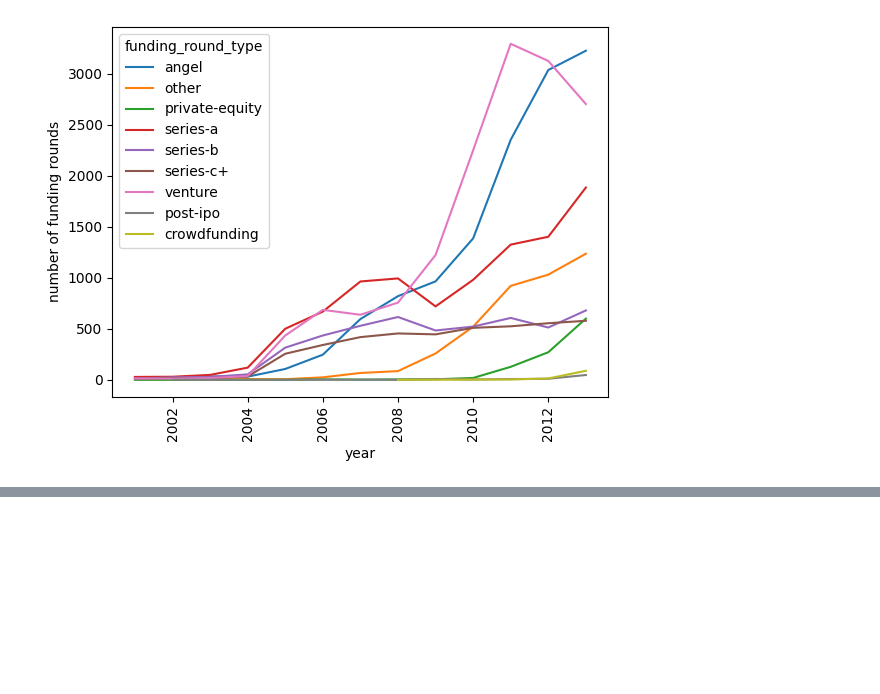
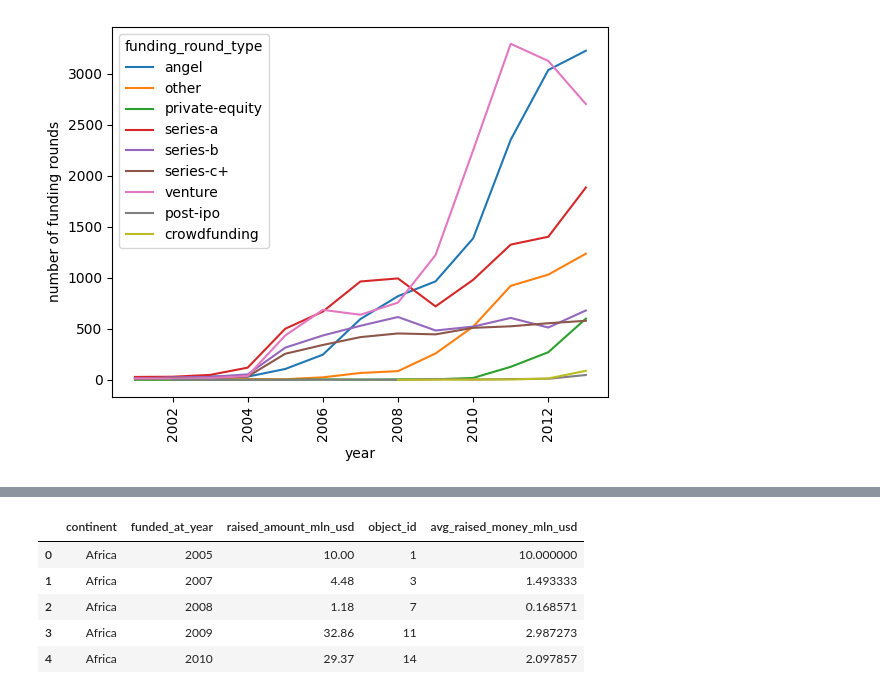
Before and after one commit to plov-cyber/big-data-group-project-team13, a Jupyter notebook: notebooks/eda_v1.ipynb, the cells around one changed output, grey strips where cells are left out. Saved outputs shown, nothing was run; the diff lists cells and outputs as text; code cells hidden in the pictures; blank space fills up the shorter version.

```diff
--- a/notebooks/eda_v1.ipynb
+++ b/notebooks/eda_v1.ipynb
@@ -396,0 +624,9 @@ Text(0, 0.5, 'number of funding rounds')
+# %%
+avg_raised_money_by_country.head()
+# %% [output]
+|  | continent | funded_at_year | raised_amount_mln_usd | object_id | avg_raised_money_mln_usd |
+| 0 | Africa | 2005 | 10.00 | 1 | 10.000000 |
+| 1 | Africa | 2007 | 4.48 | 3 | 1.493333 |
+| 2 | Africa | 2008 | 1.18 | 7 | 0.168571 |
+| 3 | Africa | 2009 | 32.86 | 11 | 2.987273 |
+| 4 | Africa | 2010 | 29.37 | 14 | 2.097857 |
```
Also changed, not shown: parts of 24 cells of this notebook.
